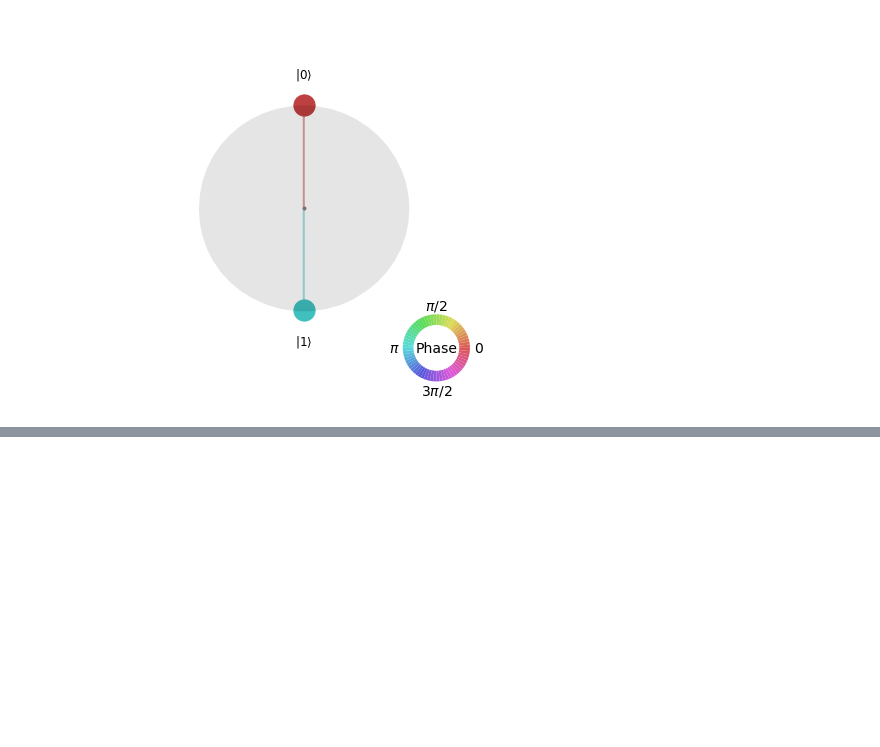
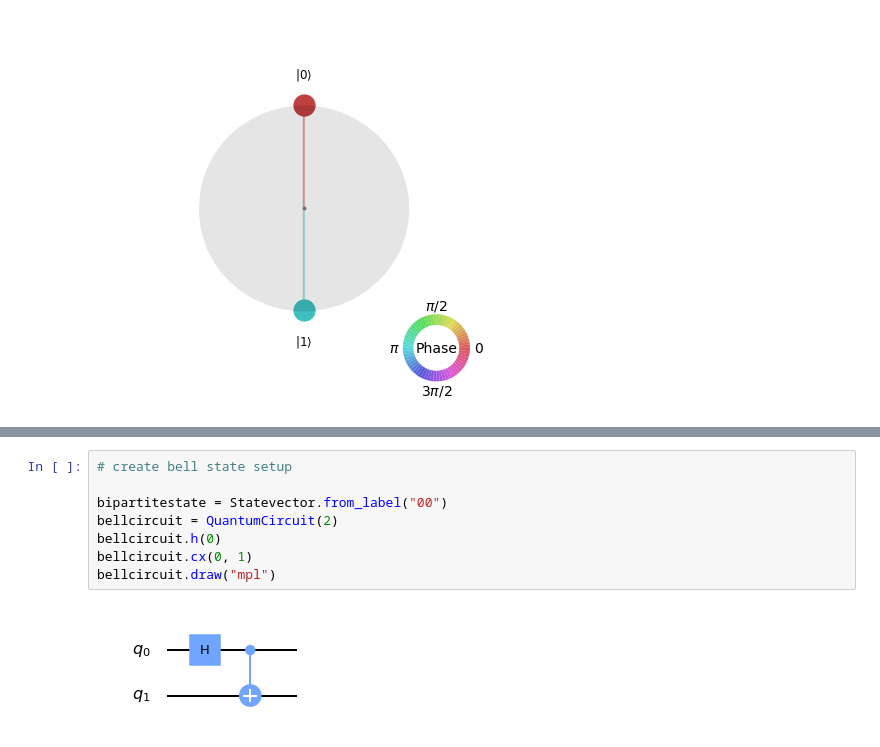
Before and after one commit to jontord03/DiracAttac, a Jupyter notebook: statevector-circuit.ipynb, the cells around one changed output, grey strips where cells are left out. Saved outputs shown, nothing was run; the diff lists cells and outputs as text; blank space fills up the shorter version.

```diff
--- a/statevector-circuit.ipynb
+++ b/statevector-circuit.ipynb
@@ -46,0 +64,10 @@ Statevector([ 0.70710678+0.j, -0.70710678+0.j],
+# %%
+# create bell state setup
+
+bipartitestate = Statevector.from_label("00")
+bellcircuit = QuantumCircuit(2)
+bellcircuit.h(0)
+bellcircuit.cx(0, 1)
+bellcircuit.draw("mpl")
+# %% [output]
+[figure, added]
```
Also changed, not shown: parts of 4 cells of this notebook.
